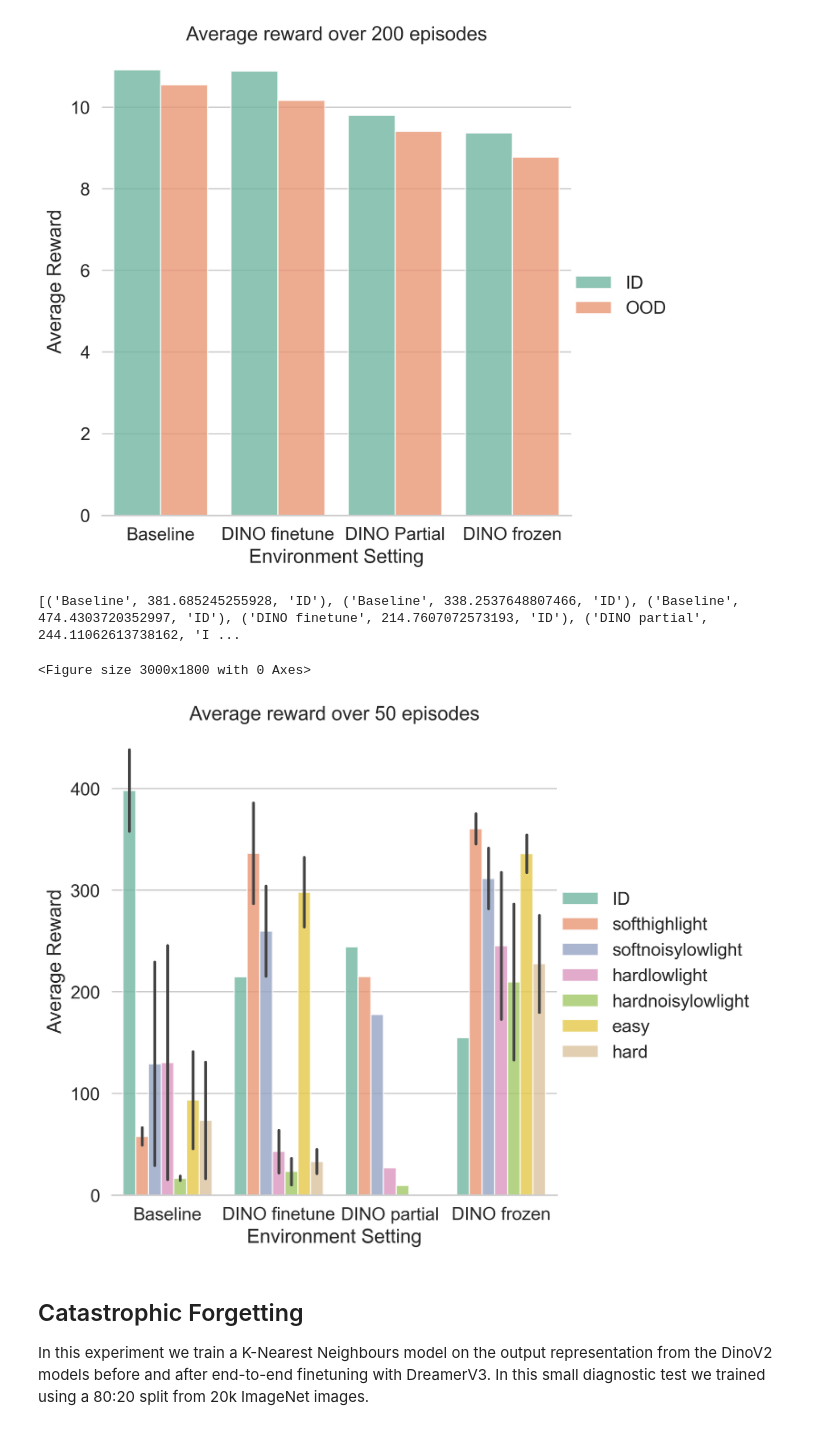
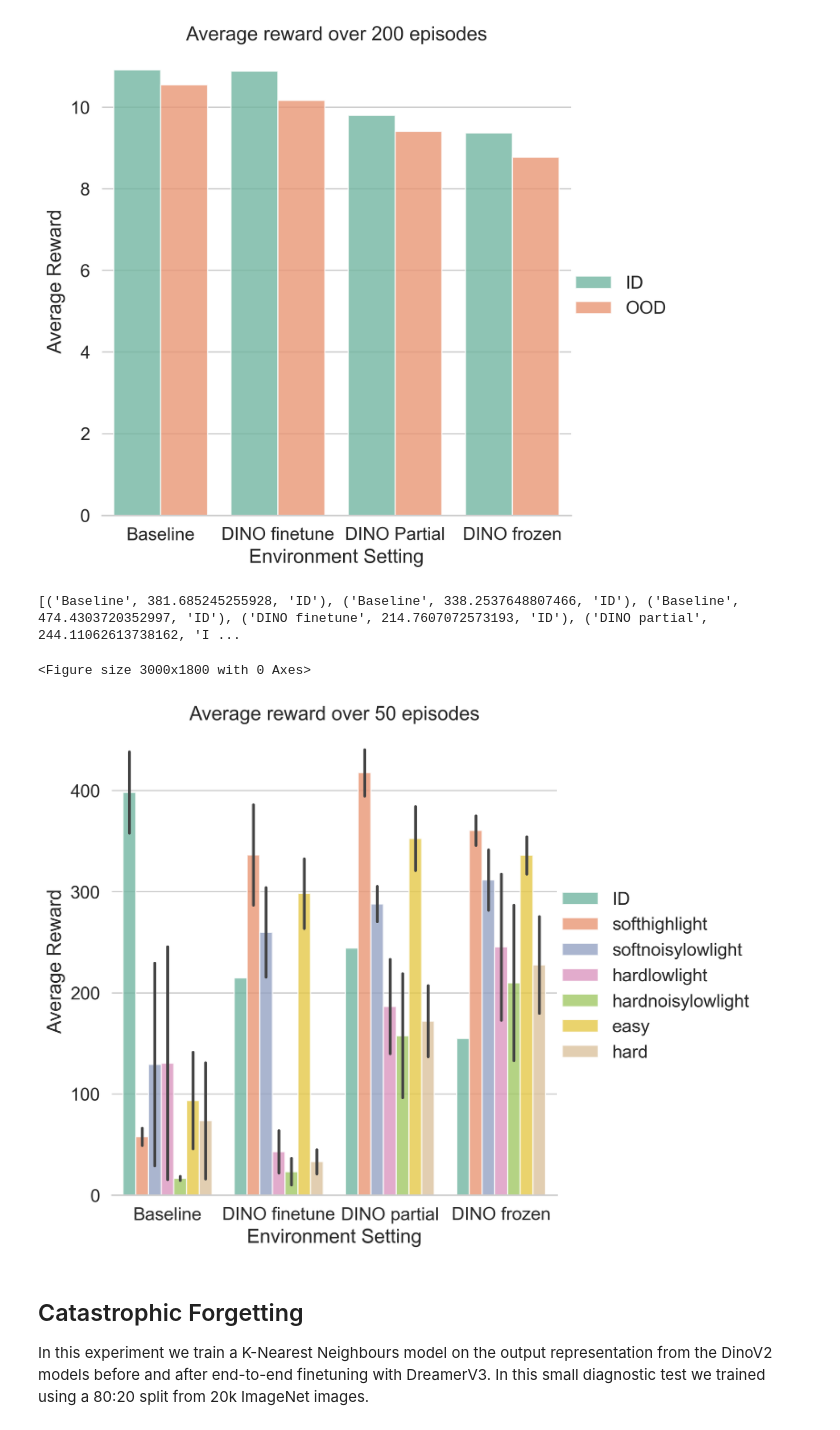
Before and after one commit to JottScones/PVMs-with-DreamerV3, a Jupyter notebook: plot_eval_results.ipynb, the cells around one changed output. Saved outputs shown, nothing was run; the diff lists cells and outputs as text; code cells hidden in the pictures.

Commit message:
plos partial

```diff
--- a/plot_eval_results.ipynb
+++ b/plot_eval_results.ipynb
@@ -111,6 +111,8 @@ plot_carla(
         ("logdir/DINOFT_carla_eval_soft_high_light_2", "DINO finetune softhighlight"),
 
         ("logdir/DINOPartial_carla_eval_soft_high_light", "DINO partial softhighlight"),
+        ("logdir/DINOPartial_carla_eval_soft_high_light_1", "DINO partial softhighlight"),
+        ("logdir/DINOPartial_carla_eval_soft_high_light_2", "DINO partial softhighlight"),
 
         ("logdir/DINOFreeze_carla_eval_soft_high_light", "DINO frozen softhighlight"),
         ("logdir/DINOFreeze_carla_eval_soft_high_light_1", "DINO frozen softhighlight"),
@@ -126,6 +128,8 @@ plot_carla(
         ("logdir/DINOFT_carla_eval_soft_noisy_low_light_2", "DINO finetune softnoisylowlight"),
 
         ("logdir/DINOPartial_carla_eval_soft_noisy_low_light", "DINO partial softnoisylowlight"),
+        ("logdir/DINOPartial_carla_eval_soft_noisy_low_light_1", "DINO partial softnoisylowlight"),
+        ("logdir/DINOPartial_carla_eval_soft_noisy_low_light_2", "DINO partial softnoisylowlight"),
 
         ("logdir/DINOFreeze_carla_eval_soft_noisy_low_light", "DINO frozen softnoisylowlight"),
         ("logdir/DINOFreeze_carla_eval_soft_noisy_low_light_1", "DINO frozen softnoisylowlight"),
@@ -141,6 +145,8 @@ plot_carla(
         ("logdir/DINOFT_carla_eval_hard_low_light_2", "DINO finetune hardlowlight"),
 
         ("logdir/DINOPartial_carla_eval_hard_low_light", "DINO partial hardlowlight"),
+        ("logdir/DINOPartial_carla_eval_hard_low_light_1", "DINO partial hardlowlight"),
+        ("logdir/DINOPartial_carla_eval_hard_low_light_2", "DINO partial hardlowlight"),
 
         ("logdir/DINOFreeze_carla_eval_hard_low_light", "DINO frozen hardlowlight"),
         ("logdir/DINOFreeze_carla_eval_hard_low_light_1", "DINO frozen hardlowlight"),
@@ -156,6 +162,8 @@ plot_carla(
         ("logdir/DINOFT_carla_eval_hard_noisy_low_light_2", "DINO finetune hardnoisylowlight"),
 
         ("logdir/DINOPartial_carla_eval_hard_noisy_low_light", "DINO partial hardnoisylowlight"),
+        ("logdir/DINOPartial_carla_eval_hard_noisy_low_light_1", "DINO partial hardnoisylowlight"),
+        ("logdir/DINOPartial_carla_eval_hard_noisy_low_light_2", "DINO partial hardnoisylowlight"),
 
         ("logdir/DINOFreeze_carla_eval_hard_noisy_low_light", "DINO frozen hardnoisylowlight"),
         ("logdir/DINOFreeze_carla_eval_hard_noisy_low_light_1", "DINO frozen hardnoisylowlight"),
@@ -181,34 +189,48 @@ plot_carla(
         ("logdir/DINOFT_carla_eval_soft_high_light_2", "DINO finetune easy"),
         ("logdir/DINOFT_carla_eval_soft_noisy_low_light", "DINO finetune easy"),
         ("logdir/DINOFT_carla_eval_soft_noisy_low_light_1", "DINO finetune easy"),
         ("logdir/DINOFT_carla_eval_soft_noisy_low_light_2", "DINO finetune easy"),
 
         ("logdir/DINOFT_carla_eval_hard_low_light", "DINO finetune hard"),
         ("logdir/DINOFT_carla_eval_hard_low_light_1", "DINO finetune hard"),
         ("logdir/DINOFT_carla_eval_hard_low_light_2", "DINO finetune hard"),
         ("logdir/DINOFT_carla_eval_hard_noisy_low_light", "DINO finetune hard"),
         ("logdir/DINOFT_carla_eval_hard_noisy_low_light_1", "DINO finetune hard"),
         ("logdir/DINOFT_carla_eval_hard_noisy_low_light_2", "DINO finetune hard"),
 
+        ("logdir/DINOPartial_carla_eval_soft_high_light", "DINO partial easy"),
+        ("logdir/DINOPartial_carla_eval_soft_high_light_1", "DINO partial easy"),
+        ("logdir/DINOPartial_carla_eval_soft_high_light_2", "DINO partial easy"),
+        ("logdir/DINOPartial_carla_eval_soft_noisy_low_light", "DINO partial easy"),
+        ("logdir/DINOPartial_carla_eval_soft_noisy_low_light_1", "DINO partial easy"),
+        ("logdir/DINOPartial_carla_eval_soft_noisy_low_light_2", "DINO partial easy"),
+
+        ("logdir/DINOPartial_carla_eval_hard_low_light", "DINO partial hard"),
+        ("logdir/DINOPartial_carla_eval_hard_low_light_1", "DINO partial hard"),
+        ("logdir/DINOPartial_carla_eval_hard_low_light_2", "DINO partial hard"),
+        ("logdir/DINOPartial_carla_eval_hard_noisy_low_light", "DINO partial hard"),
+        ("logdir/DINOPartial_carla_eval_hard_noisy_low_light_1", "DINO partial hard"),
+        ("logdir/DINOPartial_carla_eval_hard_noisy_low_light_2", "DINO partial hard"),
+
         ("logdir/DINOFreeze_carla_eval_soft_noisy_low_light", "DINO frozen easy"),
         ("logdir/DINOFreeze_carla_eval_soft_noisy_low_light_1", "DINO frozen easy"),
         ("logdir/DINOFreeze_carla_eval_soft_noisy_low_light_2", "DINO frozen easy"),
         ("logdir/DINOFreeze_carla_eval_soft_high_light", "DINO frozen easy"),
         ("logdir/DINOFreeze_carla_eval_soft_high_light_1", "DINO frozen easy"),
         ("logdir/DINOFreeze_carla_eval_soft_high_light_2", "DINO frozen easy"),
 
         ("logdir/DINOFreeze_carla_eval_hard_noisy_low_light", "DINO frozen hard"),
         ("logdir/DINOFreeze_carla_eval_hard_noisy_low_light_1", "DINO frozen hard"),
         ("logdir/DINOFreeze_carla_eval_hard_noisy_low_light_2", "DINO frozen hard"),
         ("logdir/DINOFreeze_carla_eval_hard_low_light", "DINO frozen hard"),
         ("logdir/DINOFreeze_carla_eval_hard_low_light_1", "DINO frozen hard"),
         ("logdir/DINOFreeze_carla_eval_hard_low_light_2", "DINO frozen hard"),
     ]
 )
 # %% [output]
 [('Baseline', 381.685245255928, 'ID'), ('Baseline', 338.2537648807466, 'ID'), ('Baseline', 474.4303720352997, 'ID'), ('DINO finetune', 214.7607072573193, 'ID'), ('DINO partial', 244.11062613738162, 'I ...
 <Figure size 3000x1800 with 0 Axes>
-[figure, old version]
+[figure, new version]
 # %% [markdown]
 ## Catastrophic Forgetting
 In this experiment we train a K-Nearest Neighbours model on the output representation from the DinoV2 models before and after end-to-end finetuning with DreamerV3. In this small diagnostic test we trained using a 80:20 split from 20k ImageNet images.
```
